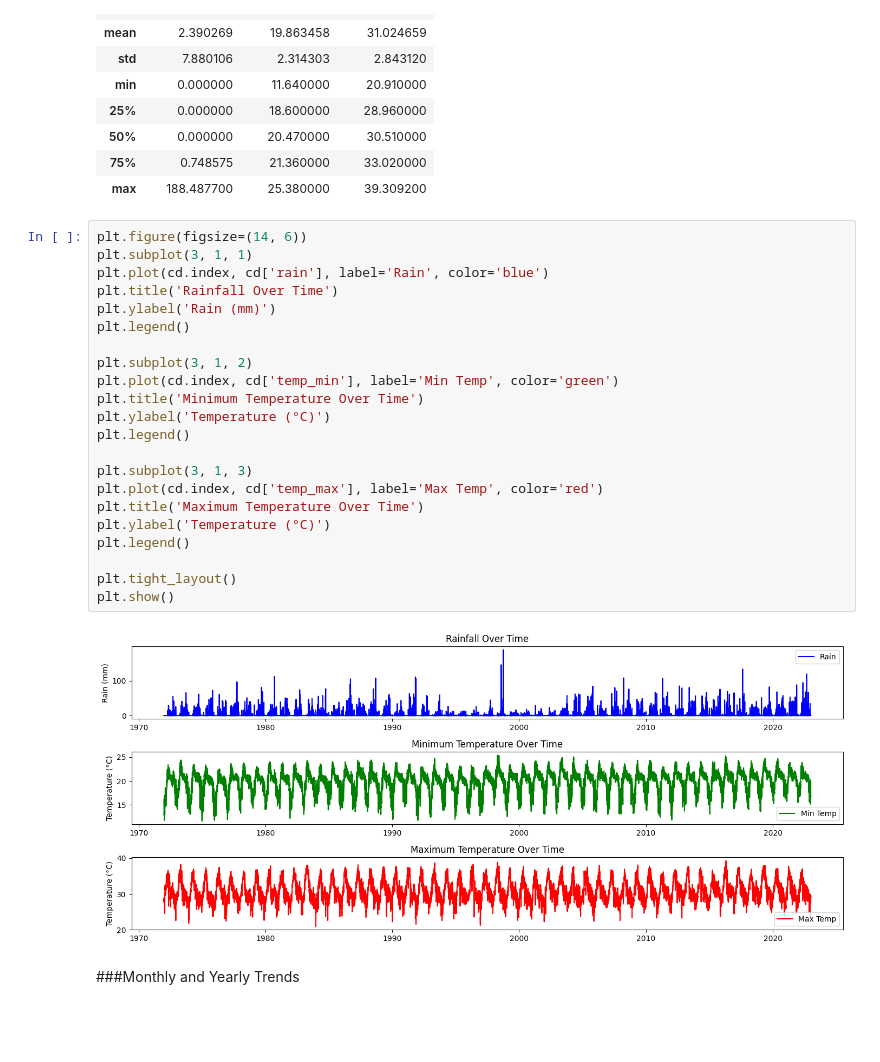
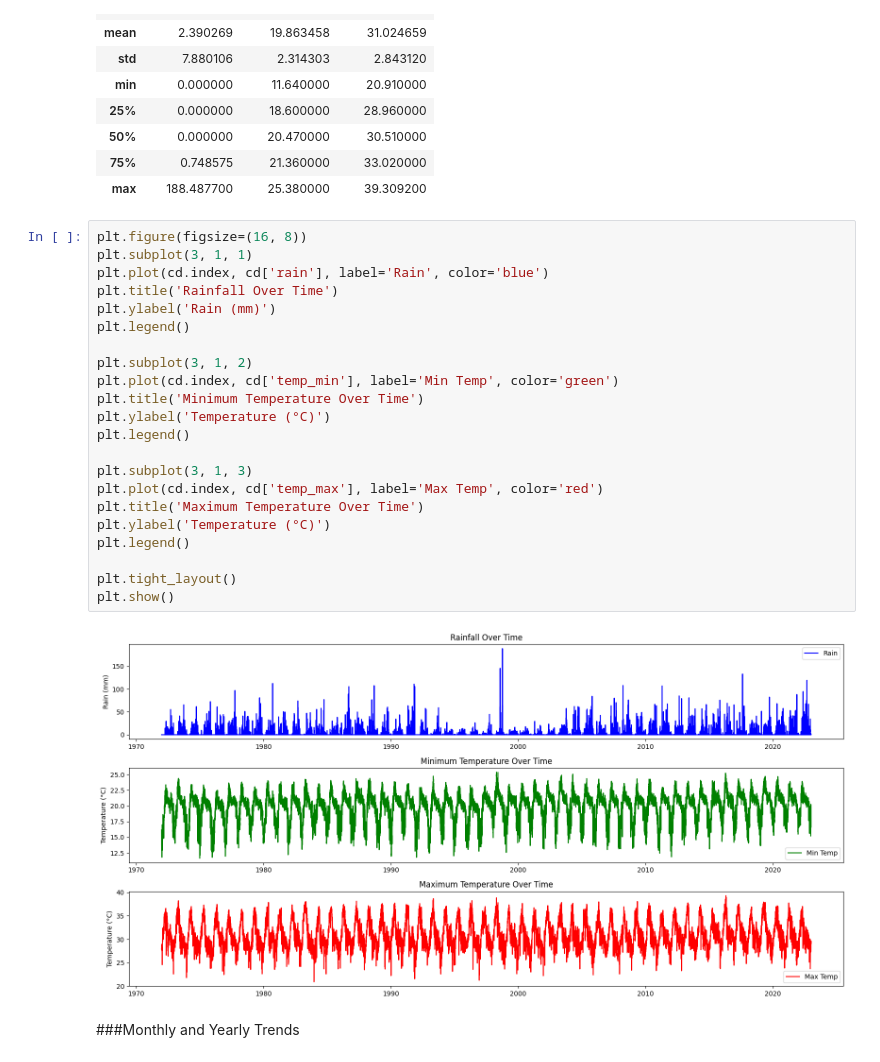
Before and after one commit to harishkodidela/Data-Science-Project, a Jupyter notebook: Precipitation_Pred.ipynb, the cells around one changed output. Saved outputs shown, nothing was run; the diff lists cells and outputs as text; blank space fills up the shorter version.

```diff
--- a/Precipitation_Pred.ipynb
+++ b/Precipitation_Pred.ipynb
@@ -63,29 +63,29 @@ cd.describe()
 | 75% | 0.748575 | 21.360000 | 33.020000 |
 | max | 188.487700 | 25.380000 | 39.309200 |
 # %%
-plt.figure(figsize=(14, 6))
+plt.figure(figsize=(16, 8))
 plt.subplot(3, 1, 1)
 plt.plot(cd.index, cd['rain'], label='Rain', color='blue')
 plt.title('Rainfall Over Time')
 plt.ylabel('Rain (mm)')
 plt.legend()
 
 plt.subplot(3, 1, 2)
 plt.plot(cd.index, cd['temp_min'], label='Min Temp', color='green')
 plt.title('Minimum Temperature Over Time')
 plt.ylabel('Temperature (°C)')
 plt.legend()
 
 plt.subplot(3, 1, 3)
 plt.plot(cd.index, cd['temp_max'], label='Max Temp', color='red')
 plt.title('Maximum Temperature Over Time')
 plt.ylabel('Temperature (°C)')
 plt.legend()
 
 plt.tight_layout()
 plt.show()
 # %% [output]
-[figure, old version]
+[figure, new version]
 # %% [markdown]
 ###Monthly and Yearly Trends
 # %%
```
Also changed, not shown: parts of 4 cells of this notebook.
